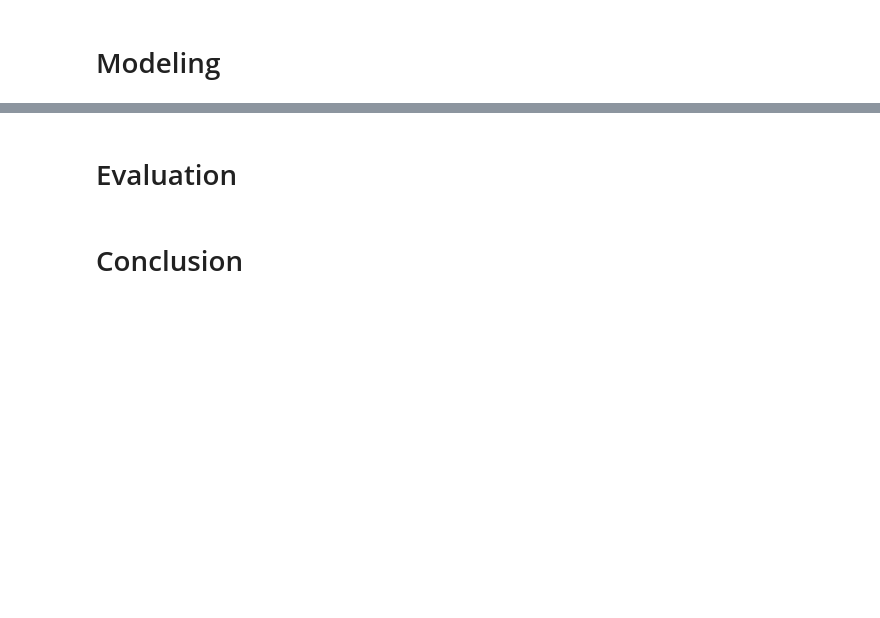
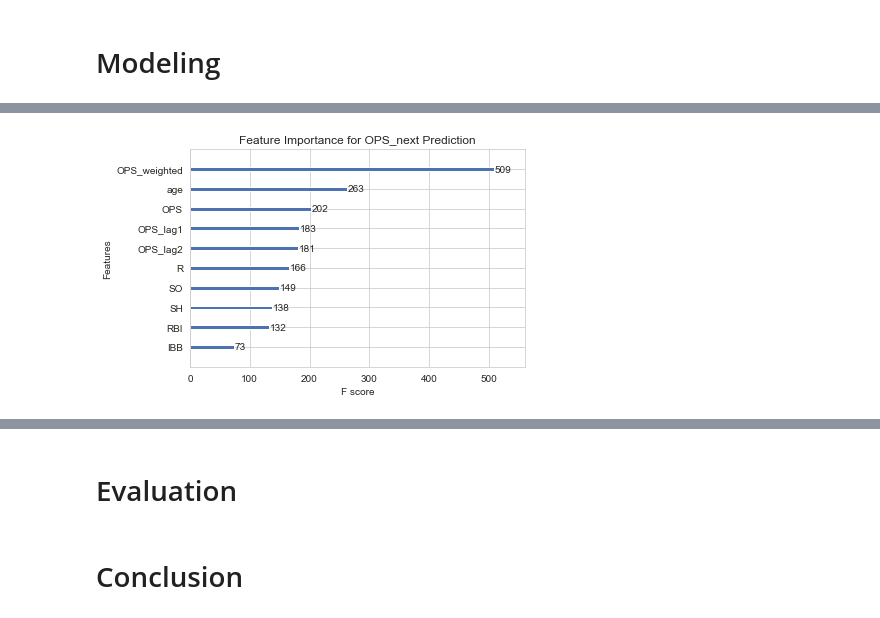
Before and after one commit to sfp13VA/MLB_hitter_production, a Jupyter notebook: notebook.ipynb, the cells around one changed output, grey strips where cells are left out. Saved outputs shown, nothing was run; the diff lists cells and outputs as text; code cells hidden in the pictures; blank space fills up the shorter version.

Commit message:
modeling and eval

```diff
--- a/notebook.ipynb
+++ b/notebook.ipynb
@@ -262,0 +566,23 @@ plt.show
+# %%
+param_grid = {
+    'n_estimators': [50, 100, 200],
+    'learning_rate': [0.01, 0.05, 0.1],
+    'max_depth': [3, 4, 5],
+    'subsample': [0.8, 1.0],
+    'colsample_bytree': [0.8, 1.0]
+}
+
+xgb_model = XGBRegressor(random_state=42)
+grid_search = GridSearchCV(estimator=xgb_model, param_grid=param_grid,
+                          cv=5, scoring='neg_mean_absolute_error',
+                          verbose=1, n_jobs=-1)
+grid_search.fit(X_train, y_train)
+
+best_xgb = grid_search.best_estimator_
+print('Best Params:', grid_search.best_params_)
+
+# evaluate on test
+y_pred_best = best_xgb.predict(X_test)
+mae_best = mean_absolute_error(y_test, y_pred_best)
+print(f'Tuned XGBoost MAE: {mae_best:.3f}')
+print(f'Improvement over original: {(mae_xgb - mae_best) / mae_xgb * 100:.1f}%')
@@ -262,0 +632,23 @@ plt.show
+# %%
+features = ['age', 'R', 'RBI', 'SO', 'IBB', 'SH', 'OPS', 'OPS_lag1', 'OPS_lag2', 'OPS_weighted']
+X_2024 = df_2024[features]
+
+# handle nulls
+X_2024 = X_2024.replace([np.inf, -np.inf], np.nan)
+imputer = SimpleImputer(strategy='mean')
+X_2024 = pd.DataFrame(imputer.fit_transform(X_2024), columns=X_2024.columns, index=X_2024.index)
+
+# ensure columns match X_train
+missing_cols = set(X_train.columns) - set(X_2024.columns)
+for col in missing_cols:
+    X_2024[col] = 0
+X_2024 = X_2024[X_train.columns]  # reorder/drop extras
+# %%
+xgb.plot_importance(best_xgb)
+plt.title('Feature Importance for OPS_next Prediction')
+
+imputer = SimpleImputer(strategy='mean')
+X_2024 = pd.DataFrame(imputer.fit_transform(X_2024), columns=X_2024.columns, index=X_2024.index)
+plt.show()
+# %% [output]
+[figure, added]
```
Also changed, not shown: parts of 29 cells of this notebook, 2 other files.
